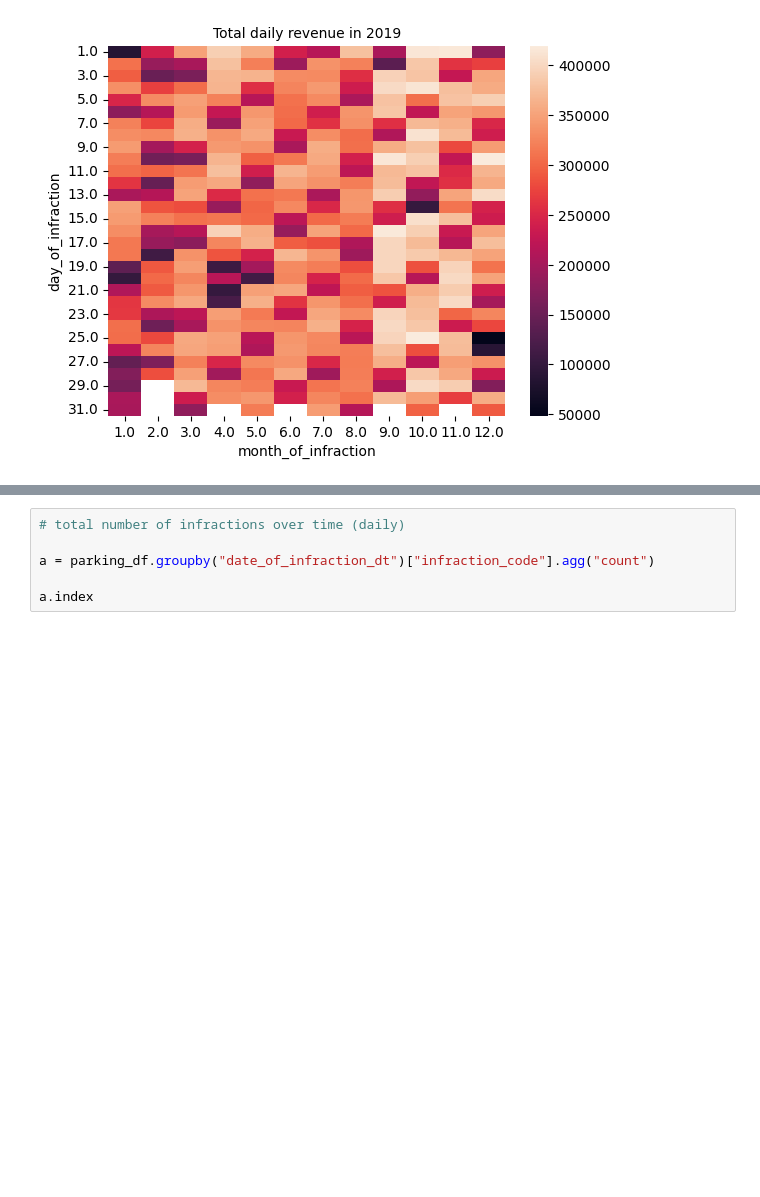
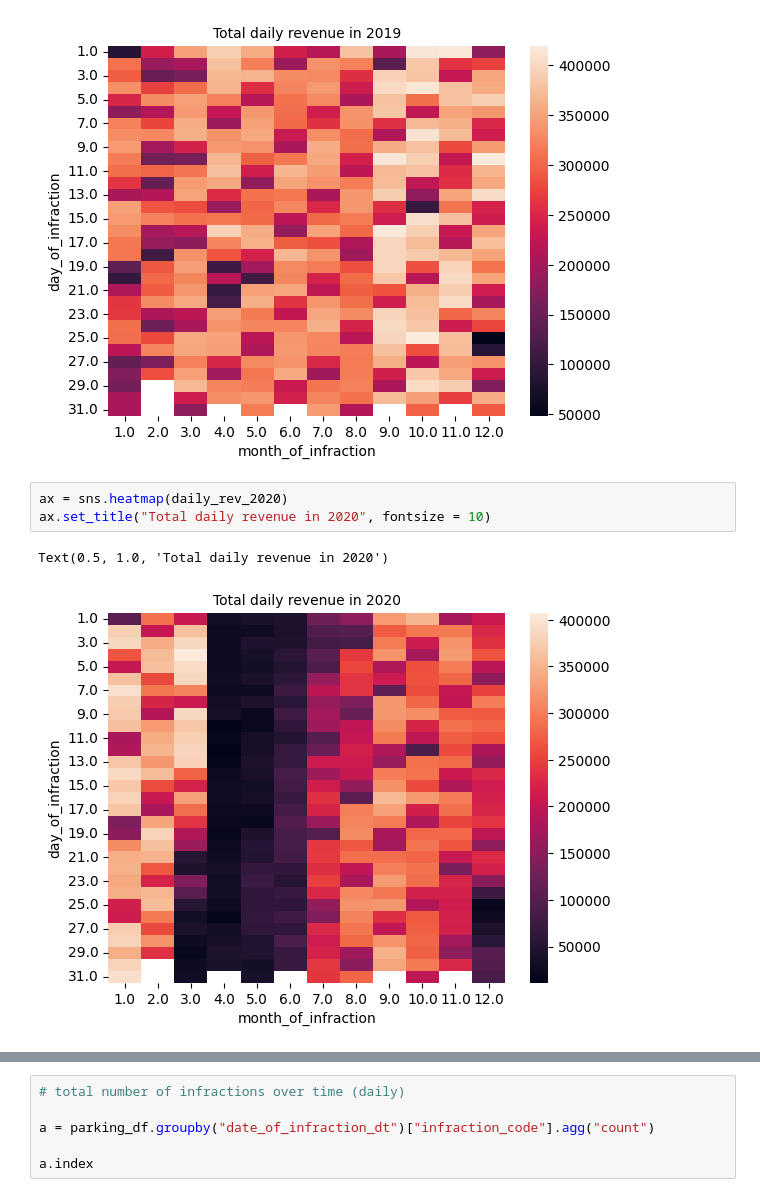
Before and after one commit to sariaslaso/parking_toronto, a Jupyter notebook: data_processing.ipynb, the cells around one changed output, grey strips where cells are left out. Drawn from its saved outputs; the diff is of its cells as text; blank space fills up the shorter version.

```diff
--- a/data_processing.ipynb
+++ b/data_processing.ipynb
@@ -276,3 +283,9 @@ ax.set_title("Total daily revenue in 2019", fontsize = 10)
 # %% [output]
 Text(0.5, 1.0, 'Total daily revenue in 2019')
 [figure]
+# %%
+ax = sns.heatmap(daily_rev_2020)
+ax.set_title("Total daily revenue in 2020", fontsize = 10)
+# %% [output]
+Text(0.5, 1.0, 'Total daily revenue in 2020')
+[figure, added]
```
Also changed, not shown: parts of 2 cells of this notebook.
